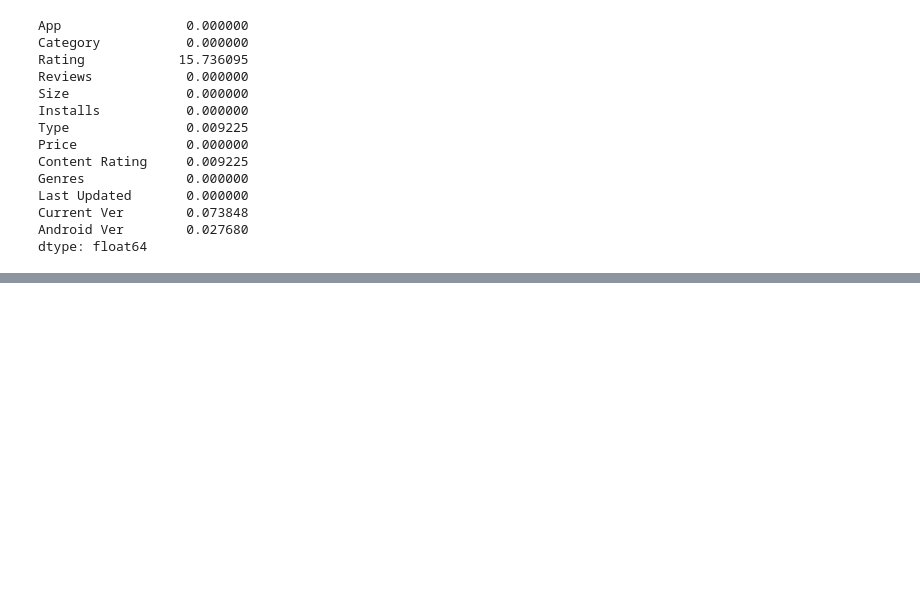
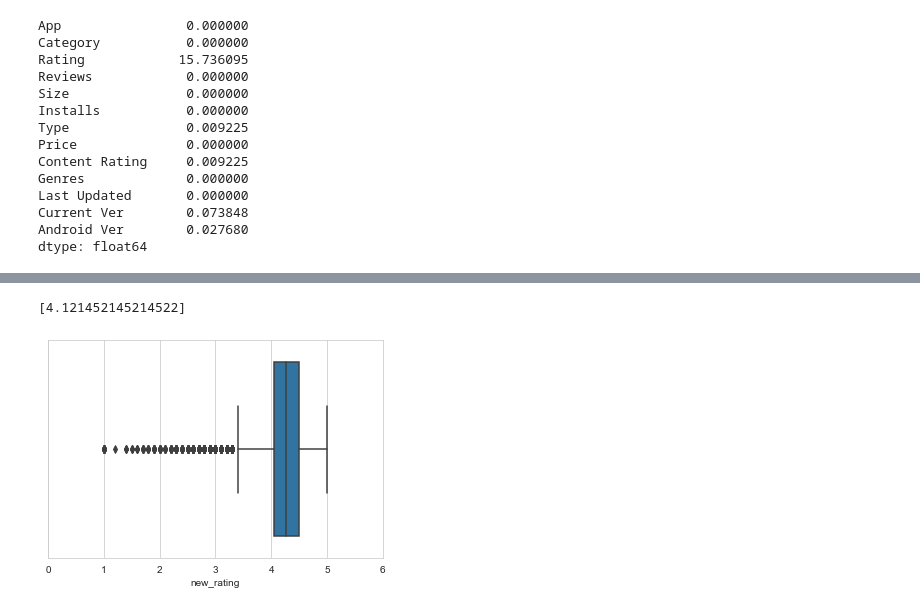
Before and after one commit to kaustubhgupta/Data-Analysis-Hub, a Jupyter notebook: Notebooks/Google Play Store Analysis.ipynb, the cells around one changed output, grey strips where cells are left out. Saved outputs shown, nothing was run; the diff lists cells and outputs as text; code cells hidden in the pictures; blank space fills up the shorter version.

```diff
--- a/Notebooks/Google Play Store Analysis.ipynb
+++ b/Notebooks/Google Play Store Analysis.ipynb
@@ -193,0 +257,23 @@ sns.boxenplot(x=imputed.transform(app_data.Rating.values.reshape(-1,1)), data=ap
+# %%
+averages = dict(zip(app_data.groupby(by='Category').mean().index[1:], app_data.groupby(by='Category').mean().values.tolist()[1:]))
+# %%
+averages['BUSINESS']
+# %% [output]
+[4.121452145214522]
+# %%
+def category_fill(x):
+    rating = x[0]
+    category = x[1]
+    if pd.isnull(rating):
+        if category in averages.keys():
+            return averages[category][0]
+
+    else:
+        return rating
+# %%
+app_data['new_rating'] = app_data[['Rating', 'Category']].apply(category_fill, axis=1)
+# %%
+plt.xlim(0,6)
+sns.boxplot(app_data['new_rating']);
+# %% [output]
+[figure, added]
```
Also changed, not shown: parts of 24 cells of this notebook.
